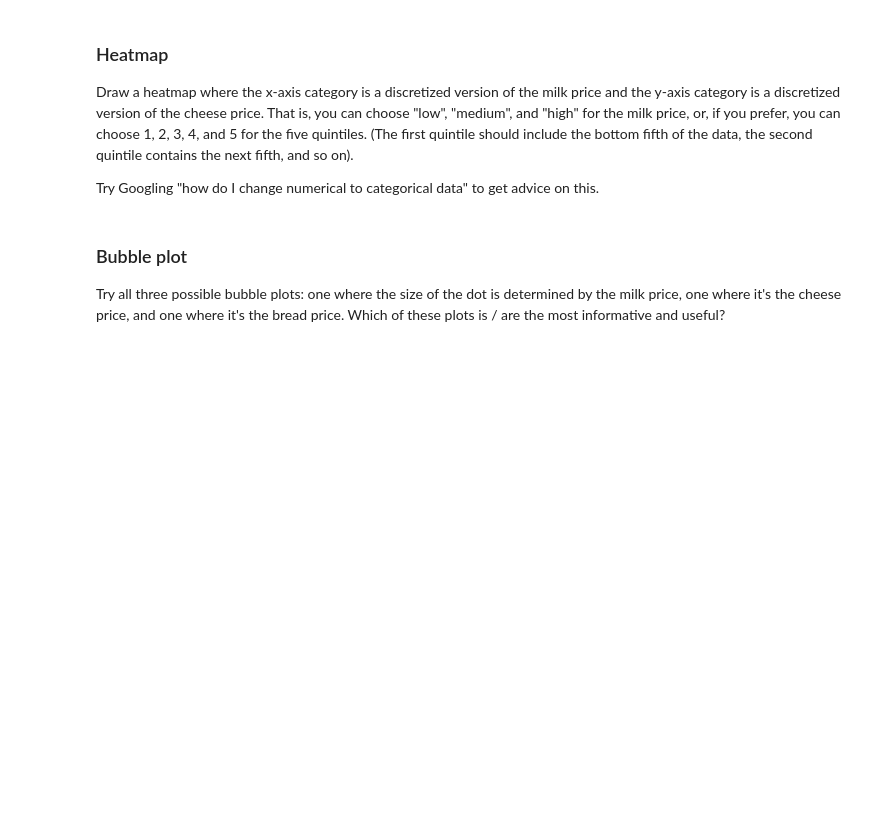
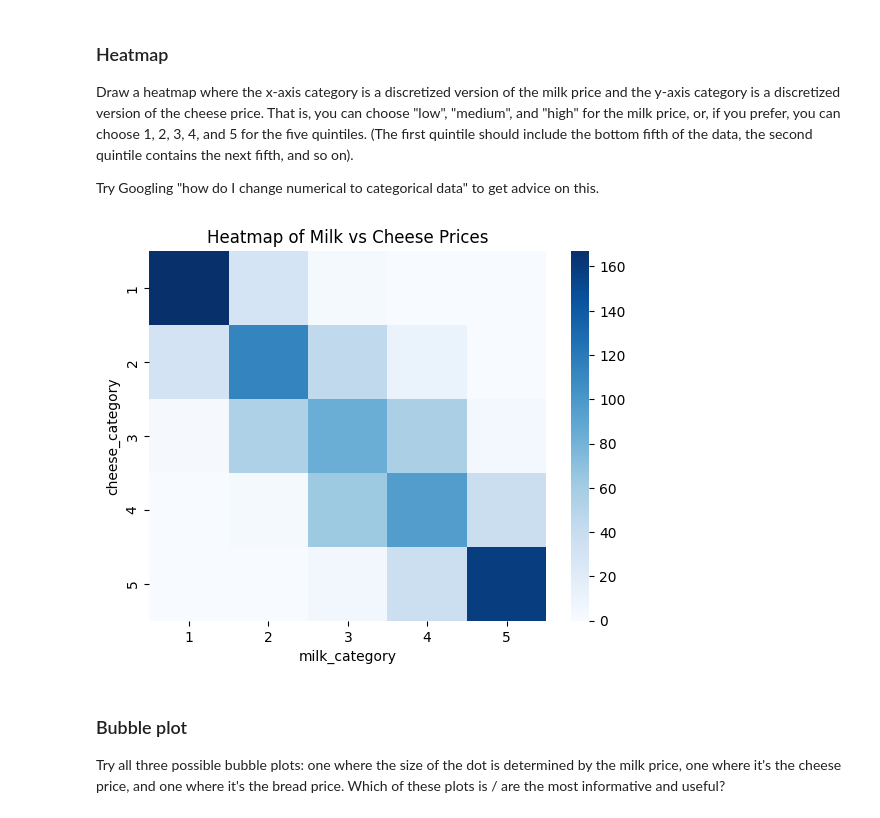
Before and after one commit to Rocking-Priya/2025-spring-B2, a Jupyter notebook: Week8.ipynb, the cells around one changed output. Drawn from its saved outputs; the diff is of its cells as text; code cells hidden in the pictures; blank space fills up the shorter version.

```diff
--- a/Week8.ipynb
+++ b/Week8.ipynb
@@ -256,6 +256,23 @@ df3 = pd.DataFrame({"milk": milk_series, "cheese": cheese_series, "bread": bread
 Draw a heatmap where the x-axis category is a discretized version of the milk price and the y-axis category is a discretized version of the cheese price.  That is, you can choose "low", "medium", and "high" for the milk price, or, if you prefer, you can choose 1, 2, 3, 4, and 5 for the five quintiles.  (The first quintile should include the bottom fifth of the data, the second quintile contains the next fifth, and so on).
 
 Try Googling "how do I change numerical to categorical data" to get advice on this.
+# %%
+df3["milk_category"] = pd.qcut(df3["milk"], q=3, labels=["Low", "Medium", "High"])
+df3["cheese_category"] = pd.qcut(df3["cheese"], q=3, labels=["Low", "Medium", "High"])
+# %%
+df3["milk_category"] = pd.qcut(df3["milk"], q=5, labels=[1, 2, 3, 4, 5])
+df3["cheese_category"] = pd.qcut(df3["cheese"], q=5, labels=[1, 2, 3, 4, 5])
+# %%
+pivot3 = df3.pivot_table(index="cheese_category", columns="milk_category", aggfunc="size")
+# %%
+import seaborn as sns
+import matplotlib.pyplot as plt
+
+ax3 = sns.heatmap(pivot3, cmap="Blues")  # Use "viridis" for a multicolor version
+ax3.set_title("Heatmap of Milk vs Cheese Prices")
+plt.show()
+# %% [output]
+[figure, added]
 # %% [markdown]
 ### Bubble plot
 
```
